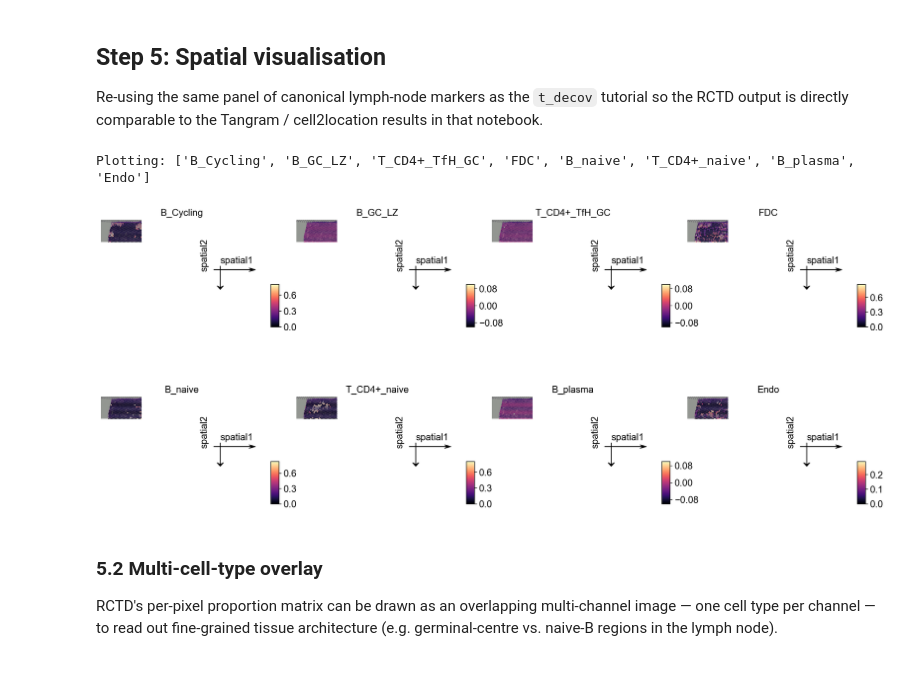
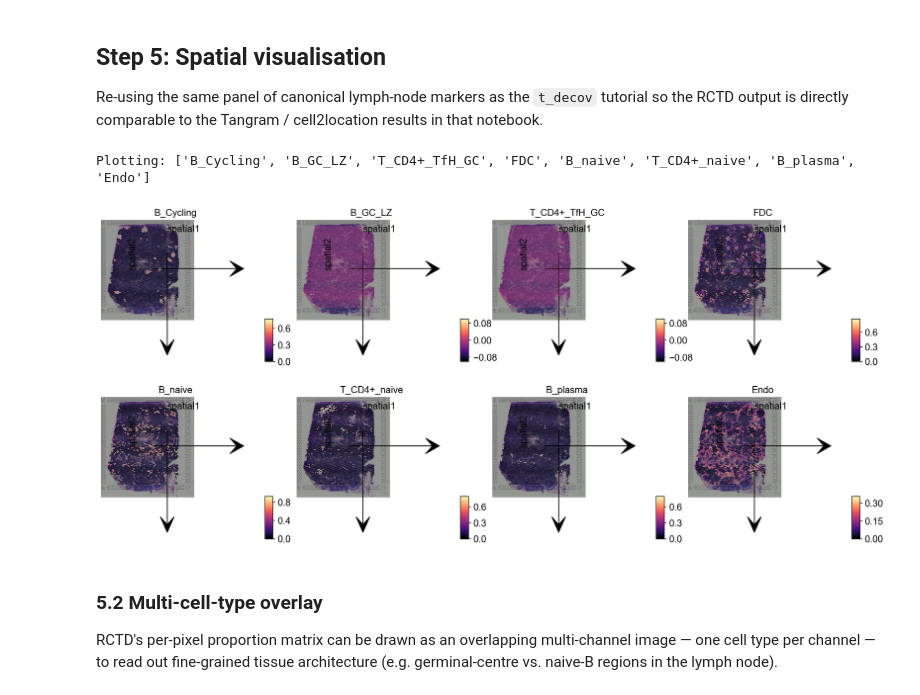
Before and after one commit to DBinary/omicverse-tutorials, a Jupyter notebook: docs_zh/Tutorials-space/t_decov_rctd.ipynb, the cells around one changed output. Drawn from its saved outputs; the diff is of its cells as text; code cells hidden in the pictures.

```diff
--- a/docs_zh/Tutorials-space/t_decov_rctd.ipynb
+++ b/docs_zh/Tutorials-space/t_decov_rctd.ipynb
@@ -222,20 +212,21 @@ Re-using the same panel of canonical lymph-node markers as the `t_decov` tutoria
 # %%
 annotation_list = ['B_Cycling', 'B_GC_LZ', 'T_CD4+_TfH_GC', 'FDC',
                    'B_naive', 'T_CD4+_naive', 'B_plasma', 'Endo']
 available = [a for a in annotation_list if a in decov_obj.adata_cell2location.var_names]
 print('Plotting:', available)
 
 ov.pl.spatial(
     decov_obj.adata_cell2location,
     color=available,
     cmap='magma',
     ncols=4,
     img_key='hires',
     vmin=0, vmax='p99.2',
+    frameon=False,   # workaround: frameon='small' renders the axis arrow as a separate subplot per panel
 )
 # %% [output]
 Plotting: ['B_Cycling', 'B_GC_LZ', 'T_CD4+_TfH_GC', 'FDC', 'B_naive', 'T_CD4+_naive', 'B_plasma', 'Endo']
-[figure, old version]
+[figure, new version]
 # %% [markdown]
 ### 5.2 Multi-cell-type overlay
 
```
Also changed, not shown: parts of 6 cells of this notebook, 1 other file.
